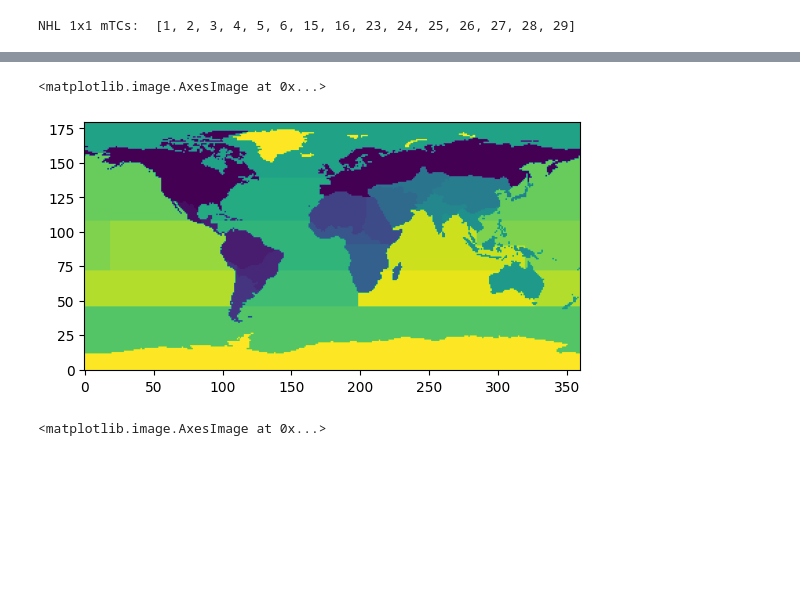
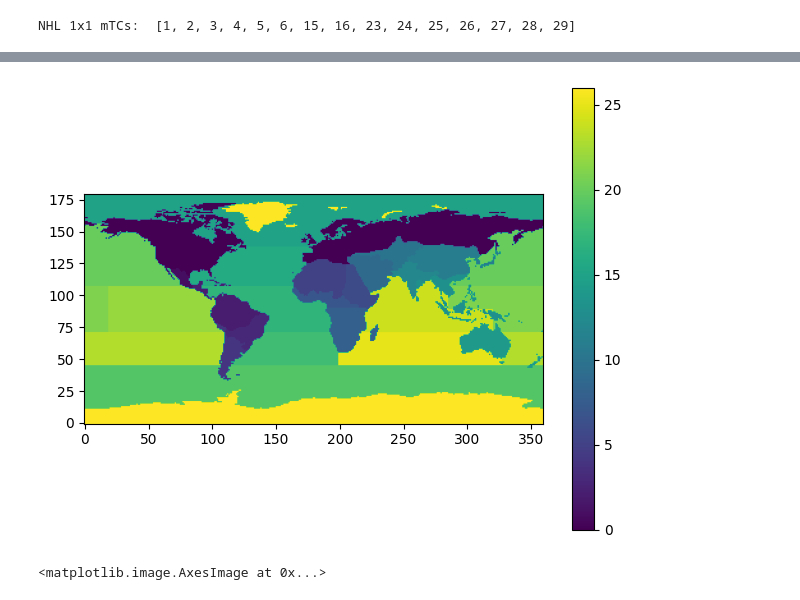
Before and after one commit to AkiTsuruta/MI-AIM, a Jupyter notebook: python/PriorCovCalc/prior_cov_test_suite.ipynb, the cells around one changed output, grey strips where cells are left out. Cells and saved outputs as stored; diff of their text form; code cells hidden in the pictures; blank space fills up the shorter version.

```diff
--- a/python/PriorCovCalc/prior_cov_test_suite.ipynb
+++ b/python/PriorCovCalc/prior_cov_test_suite.ipynb
@@ -45,10 +74,11 @@ plt.imshow(bio, origin = "lower")
 # %%
 regbio_cat = region.regions_bio_categ.values
 bio_cat = xr.DataArray(regbio_cat)
 plt.imshow(bio_cat, origin = 'lower')
+plt.colorbar()
+plt.tight_layout()
 # %% [output]
-<matplotlib.image.AxesImage at 0x...>
-[figure, old version]
+[figure, new version]
 # %%
 reg_anth = region.regions_anth.values
 anth = xr.DataArray(reg_anth)
```
Also changed, not shown: parts of 6 cells of this notebook, 4 other files.
